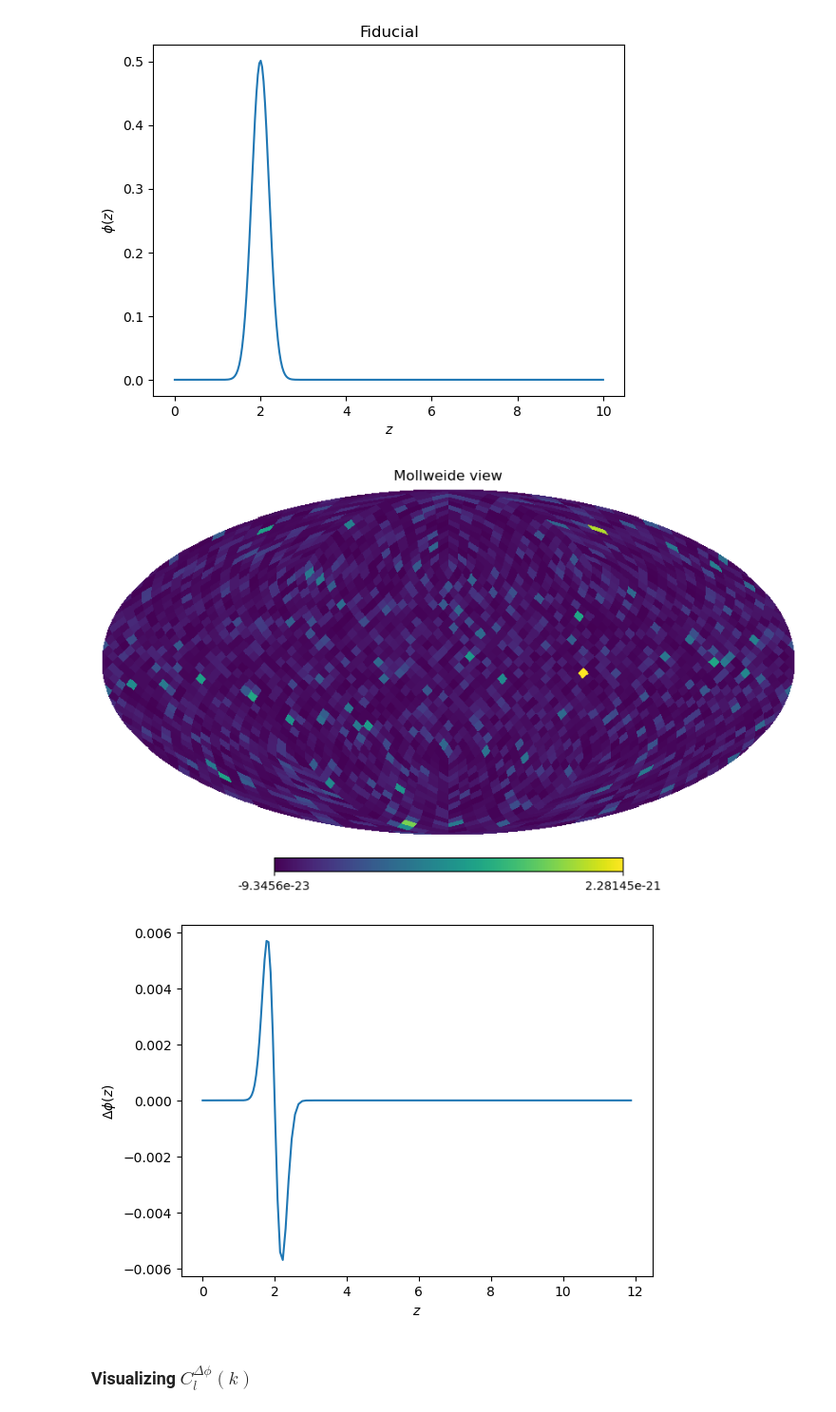
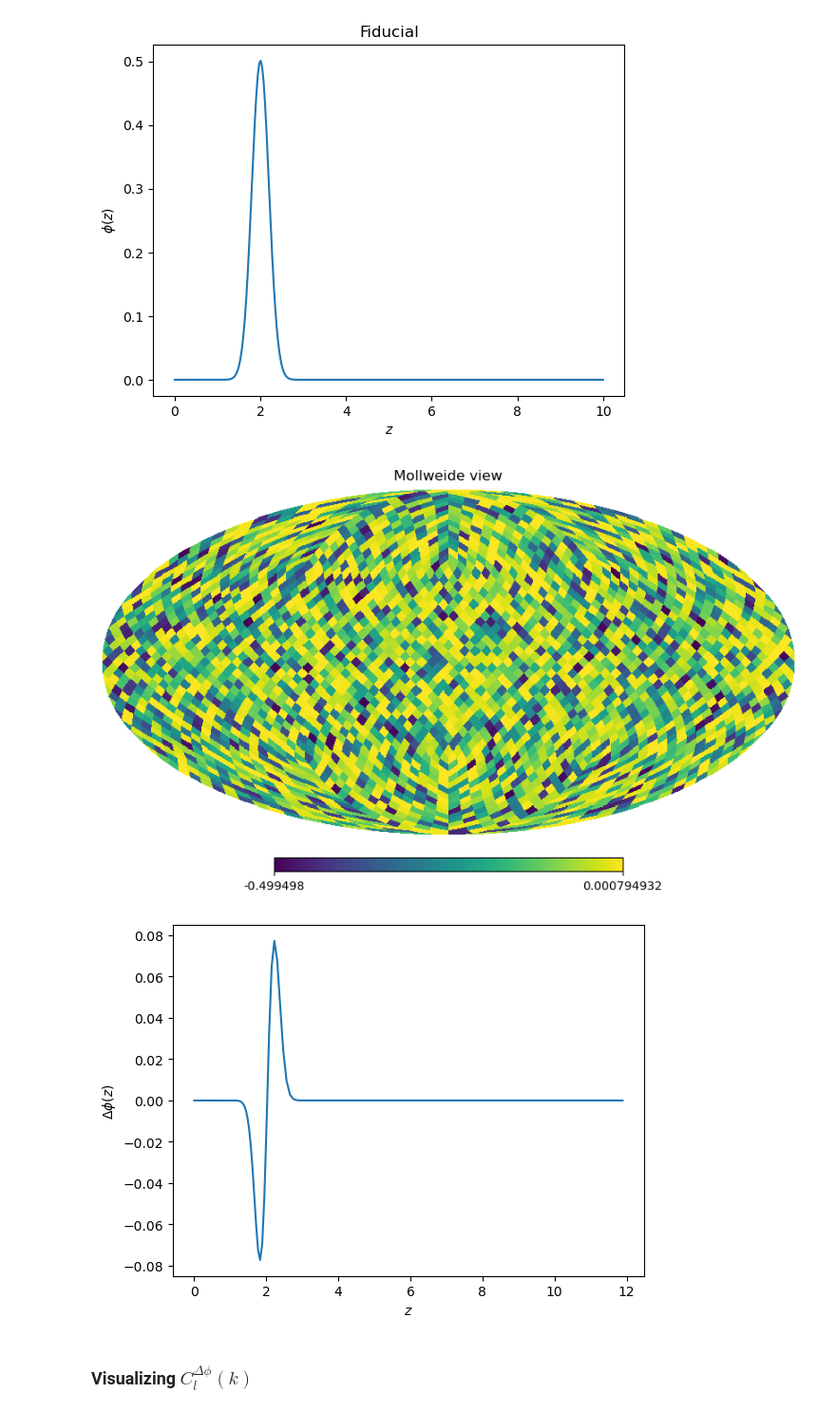
Before and after one commit to abaleato/CARDiAC, a Jupyter notebook: Get_DeltaPhi_PS.ipynb, the cells around one changed output. Shown at 95% size. Drawn from its saved outputs; the diff is of its cells as text; code cells hidden in the pictures.

```diff
--- a/Get_DeltaPhi_PS.ipynb
+++ b/Get_DeltaPhi_PS.ipynb
@@ -10,7 +10,7 @@ import hankl
 # Calculate $C_l^{\Delta \phi}(k_1,k_2)$
 # %%
 sigma = 0.2 # Standard deviation of the fiducial dndz
-sigma_zshift = 0.02 # Standard deviation of the z_shift
+sigma_zshift = 0.2 # Standard deviation of the z_shift
 z_mean = 2 # Central redshift of the nominal dndz
 
 # Plot the fiducial dndz
@@ -26,35 +26,37 @@ Text(0.5, 1.0, 'Fiducial')
 # %%
 # Suppose the central value of the dndz changes across different healpixels
 nside = 16 # Nside that sets the size of pixels over which dn/dz is constant
 npix = hp.nside2npix(nside)
 
 # Initialize samples in r to be used in FFTLog calculation of the Hankel transforms
 n_samples_of_r = 2**10 # Choose a power of 2
 log_rmin = -4 # Choose integers here
 log_rmax = 4 # Choose integers here
 r_array = np.logspace(log_rmin,log_rmax,n_samples_of_r)
 # Get the redshift corresponding to these values of r in the Planck18 cosmology
 z_array = np.zeros((npix, n_samples_of_r))
 for i, r in enumerate(r_array):
     z_array[:, i] = z_at_value(Planck18.comoving_distance, r* u.Mpc)
 
 # Draw random values in each pixel for the shift of the central redshift of the dndz
 shifts_array = np.random.normal(loc=0, scale=sigma_zshift, size=npix)
 
 # Calculate the perturbation to the dndz in each pixel and each r slice
 theta_maps = sigma*np.sqrt(2*np.pi)*(np.exp(-(z_array - z_mean - shifts_array[..., np.newaxis])**2 /(2*sigma**2)) - np.exp(-(z_array - z_mean )**2 /(2*sigma**2)))
-hp.mollview(theta_maps[:,0])
+# Plot a map of the r slice where we expect significant fluctuations
+z_mean_idx = np.where(r_array>Planck18.comoving_distance(z_mean).value)[0][0]
+hp.mollview(theta_maps[:,z_mean_idx])
 plt.show()
 
 # Plot the Delta phi (z) at a random pixel
 pix_idx = np.random.randint(0, npix)
 plt.plot(z_array[pix_idx,:], theta_maps[pix_idx,:])
 plt.ylabel(r'$\Delta \phi(z)$')
 plt.xlabel(r'$z$')
 plt.show()
 # %% [output]
-[figure, old version]
+[figure, new version]
-[figure, old version]
+[figure, new version]
 # %%
 # Let us up-sample the maps
 nside_out = 64
```
Also changed, not shown: parts of 7 cells of this notebook.
